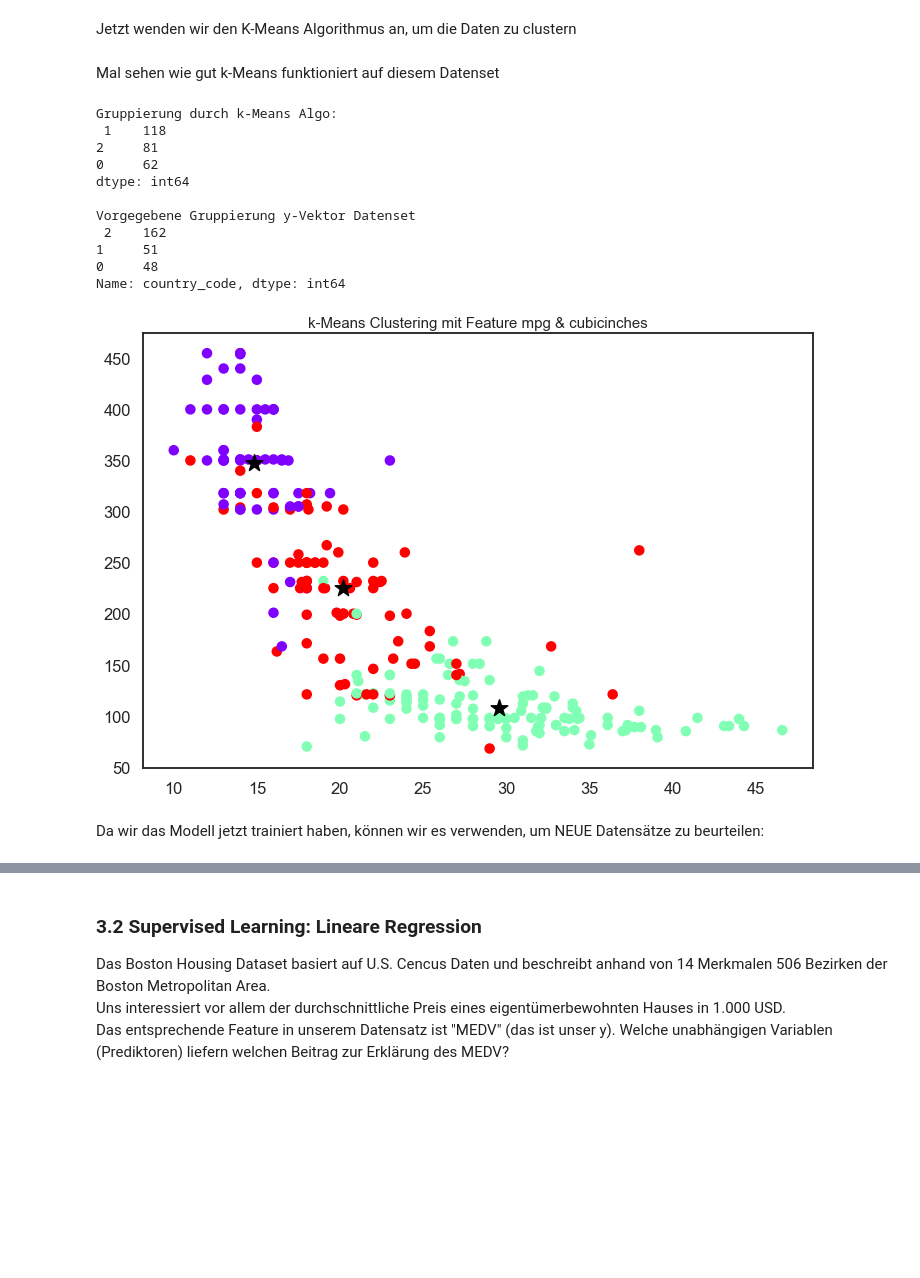
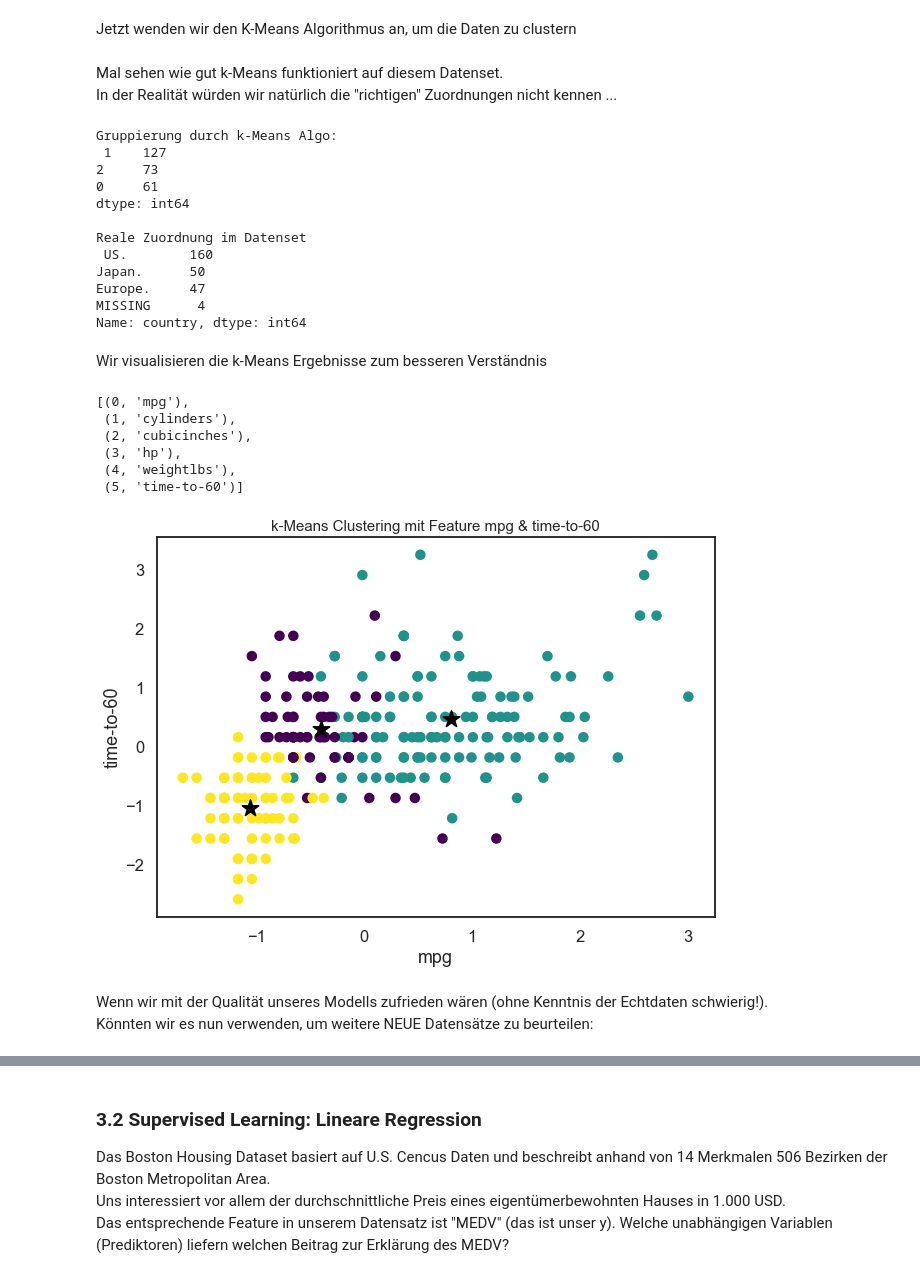
Before and after one commit to strategiepilot/ML_workshop, a Jupyter notebook: ML_Einfuehrung.ipynb, the cells around one changed output, grey strips where cells are left out. Saved outputs shown, nothing was run; the diff lists cells and outputs as text; code cells hidden in the pictures; blank space fills up the shorter version.

```diff
--- a/ML_Einfuehrung.ipynb
+++ b/ML_Einfuehrung.ipynb
@@ -132,0 +188,3 @@ mtcars.colour = mtcars.colour.fillna("MISSING")
+# %%
+# OK, dann kümmern wir uns noch um das nicht-numerische Merkaml "country"
+cars.country = cars.country.fillna("MISSING")
@@ -145,5 +212,8 @@ mtcars.colour.value_counts()
 # %%
 # Was machen wir mit dem Feature "Colour"?
-# Am besten: "One Hot Encoding"
-mtcars = pd.get_dummies(mtcars)
-mtcars.head()
+# Bevor wir es transformieren, speichern wir eine separate Kopie des Merkmals, die wir später noch benötigen
+cars_target = cars.country.copy()
+
+# Jetzt transformieren wir cars mit "One Hot Encoding"
+cars = pd.get_dummies(cars, )
+cars.head()
@@ -157,3 +234,4 @@ In diesem Fall ... besser man skaliert die Daten einheitlich, d.h. man standardi
 # %%
-# Ein Blick auf die statistischen Eckwerte (Lageparameter) unserer Daten
-mtcars.describe()[1:3]
+# Ein Blick auf die statistischen Eckwerte (Lageparameter) unserer numerischen Feature
+feat_num = ['mpg', 'cylinders', 'cubicinches', 'hp', 'weightlbs', 'time-to-60']   # Vereinfacht die Adressierung
+cars.loc[:, feat_num].describe()
@@ -227,48 +294,62 @@ sns.pairplot(cars, )
 # %% [markdown]
 Jetzt wenden wir den K-Means Algorithmus an, um die Daten zu clustern
 # %%
-# k-Means Algorithmus anwenden
-from sklearn.cluster import KMeans
+from sklearn.cluster import KMeans    # zunächst muss der Algorithmus importiert werden
 
-X = cars.drop(["country", "country_code", ], axis=1)        # Wir entfernen die Labels ... sonst wird es zu einfach ;-)
-y = cars.country_code
+X = cars.loc[:,feat_num].copy()       # Datenmatrix X mit unseren Features
 
-km = KMeans(n_clusters=3).fit(X)           # Wendet k-Means auf X an, mit Vorgabe 3 Cluster
+# scaler = StandardScaler().fit(X)       # Trainiert den Scaler auf die Datenmatrix
+# X = scaler.transform(X)
+
+km = KMeans(n_clusters=3).fit(X)      # Wendet k-Means auf X an, mit Vorgabe 3 Cluster
 # %% [markdown]
-Mal sehen wie gut k-Means funktioniert auf diesem Datenset
+Mal sehen wie gut k-Means funktioniert auf diesem Datenset.
+In der Realität würden wir natürlich die "richtigen" Zuordnungen nicht kennen ...
 # %%
 print("Gruppierung durch k-Means Algo:\n", pd.Series(km.labels_).value_counts())
 print()
-print("Vorgegebene Gruppierung y-Vektor Datenset\n", y.value_counts())
-# km.labels_                                 # k-Means hat für jeden Datenpunkt eine Zuordnung vorgenommen
+print("Reale Zuordnung im Datenset\n", cars_target.value_counts())
+# km.labels_
 # %% [output]
 Gruppierung durch k-Means Algo:
- 1    118
-2     81
-0     62
+ 1    127
+2     73
+0     61
 dtype: int64
 
-Vorgegebene Gruppierung y-Vektor Datenset
- 2    162
-1     51
-0     48
-Name: country_code, dtype: int64
+Reale Zuordnung im Datenset
+ US.        160
+Japan.      50
+Europe.     47
+MISSING      4
+Name: country, dtype: int64
+# %% [markdown]
+Wir visualisieren die k-Means Ergebnisse zum besseren Verständnis
+# %%
+list(enumerate(cars.columns[:6]))
+# %% [output]
+[(0, 'mpg'),
+ (1, 'cylinders'),
+ (2, 'cubicinches'),
+ (3, 'hp'),
+ (4, 'weightlbs'),
+ (5, 'time-to-60')]
 # %%
 # Visualisierung der Zuordnungen
-figsize(12,8)
-# print(list(enumerate(X.columns)))
+figsize(10,7)
 
 # Hier können wir die Merkmale für das Plotting auswählen
-# (0, 'mpg'), (1, 'cylinders'), (2, 'cubicinches'), (3, 'hp'), (4, 'weightlbs'), (5, 'time-to-60'), (6, 'year')
-i,j = 0,2
+i,j = 0,5
 
-plt.scatter(X.iloc[:,i], X.iloc[:,j], c=km.labels_, cmap="rainbow")
+plt.scatter(X[:,i], X[:,j], c=km.labels_, cmap="viridis")
 plt.scatter(km.cluster_centers_[:,i], km.cluster_centers_[:,j], c='k', marker='*', s=300, ) # Scatterplot mit Centroids
 plt.title(f"k-Means Clustering mit Feature {cars.columns[i]} & {cars.columns[j]}", fontsize=15)
+plt.xlabel(cars.columns[i]); plt.ylabel(cars.columns[j]);
 plt.show()
 # %% [output]
-[figure, old version]
+[figure, new version]
-# %% [markdown]
-Da wir das Modell jetzt trainiert haben, können wir es verwenden, um NEUE Datensätze zu beurteilen:
+# %% [markdown]
+Wenn wir mit der Qualität unseres Modells zufrieden wären (ohne Kenntnis der Echtdaten schwierig!).
+Könnten wir es nun verwenden, um weitere NEUE Datensätze zu beurteilen:
 # %%
 pkw_new = [
```
Also changed, not shown: parts of 33 cells of this notebook.
